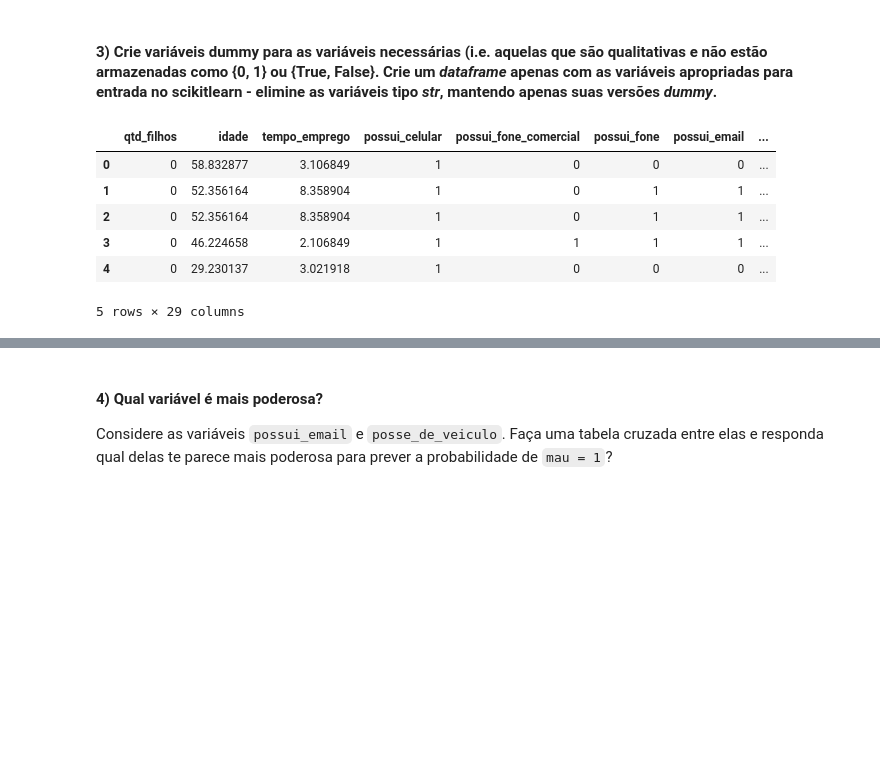
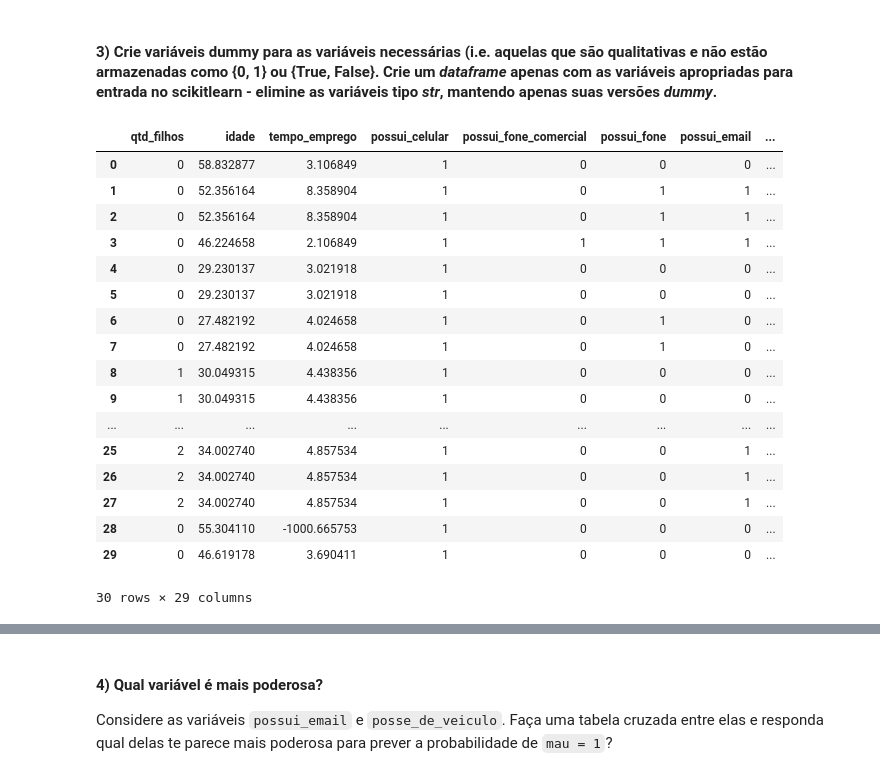
Before and after one commit to LeoneLucio/Projetos_EBAC, a Jupyter notebook: Arvores_de_Decisao_I/Arvores_de_Decisao_I.ipynb, the cells around one changed output, grey strips where cells are left out. Drawn from its saved outputs; the diff is of its cells as text; code cells hidden in the pictures; blank space fills up the shorter version.

```diff
--- a/Arvores_de_Decisao_I/Arvores_de_Decisao_I.ipynb
+++ b/Arvores_de_Decisao_I/Arvores_de_Decisao_I.ipynb
@@ -134,20 +158,31 @@ metadata.head()
 # %%
 # Identificar variáveis categóricas
 variaveis_categoricas = metadata[metadata['Tipo de Dados'] == 'object']['Variável'].tolist()
 
 # Criar variáveis dummy usando o pandas
 df_dummies = pd.get_dummies(df, columns=variaveis_categoricas, drop_first=True)
 
 # Remover as versões originais do tipo string
 df_dummies = df_dummies.select_dtypes(exclude=['object'])
 
 # Exibir as primeiras linhas do DataFrame atualizado
-df_dummies.head()
+df_dummies.head(30)
 # %% [output]
 |  | qtd_filhos | idade | tempo_emprego | possui_celular | possui_fone_comercial | possui_fone | possui_email | ... |
 | 0 | 0 | 58.832877 | 3.106849 | 1 | 0 | 0 | 0 | ... |
 | 1 | 0 | 52.356164 | 8.358904 | 1 | 0 | 1 | 1 | ... |
 | 2 | 0 | 52.356164 | 8.358904 | 1 | 0 | 1 | 1 | ... |
 | 3 | 0 | 46.224658 | 2.106849 | 1 | 1 | 1 | 1 | ... |
 | 4 | 0 | 29.230137 | 3.021918 | 1 | 0 | 0 | 0 | ... |
+| 5 | 0 | 29.230137 | 3.021918 | 1 | 0 | 0 | 0 | ... |
+| 6 | 0 | 27.482192 | 4.024658 | 1 | 0 | 1 | 0 | ... |
+| 7 | 0 | 27.482192 | 4.024658 | 1 | 0 | 1 | 0 | ... |
+| 8 | 1 | 30.049315 | 4.438356 | 1 | 0 | 0 | 0 | ... |
+| 9 | 1 | 30.049315 | 4.438356 | 1 | 0 | 0 | 0 | ... |
+| ... | ... | ... | ... | ... | ... | ... | ... | ... |
+| 25 | 2 | 34.002740 | 4.857534 | 1 | 0 | 0 | 1 | ... |
+| 26 | 2 | 34.002740 | 4.857534 | 1 | 0 | 0 | 1 | ... |
+| 27 | 2 | 34.002740 | 4.857534 | 1 | 0 | 0 | 1 | ... |
+| 28 | 0 | 55.304110 | -1000.665753 | 1 | 0 | 0 | 0 | ... |
+| 29 | 0 | 46.619178 | 3.690411 | 1 | 0 | 0 | 0 | ... |
-5 rows × 29 columns
+30 rows × 29 columns
```
Also changed, not shown: parts of 7 cells of this notebook, 2 other files.
